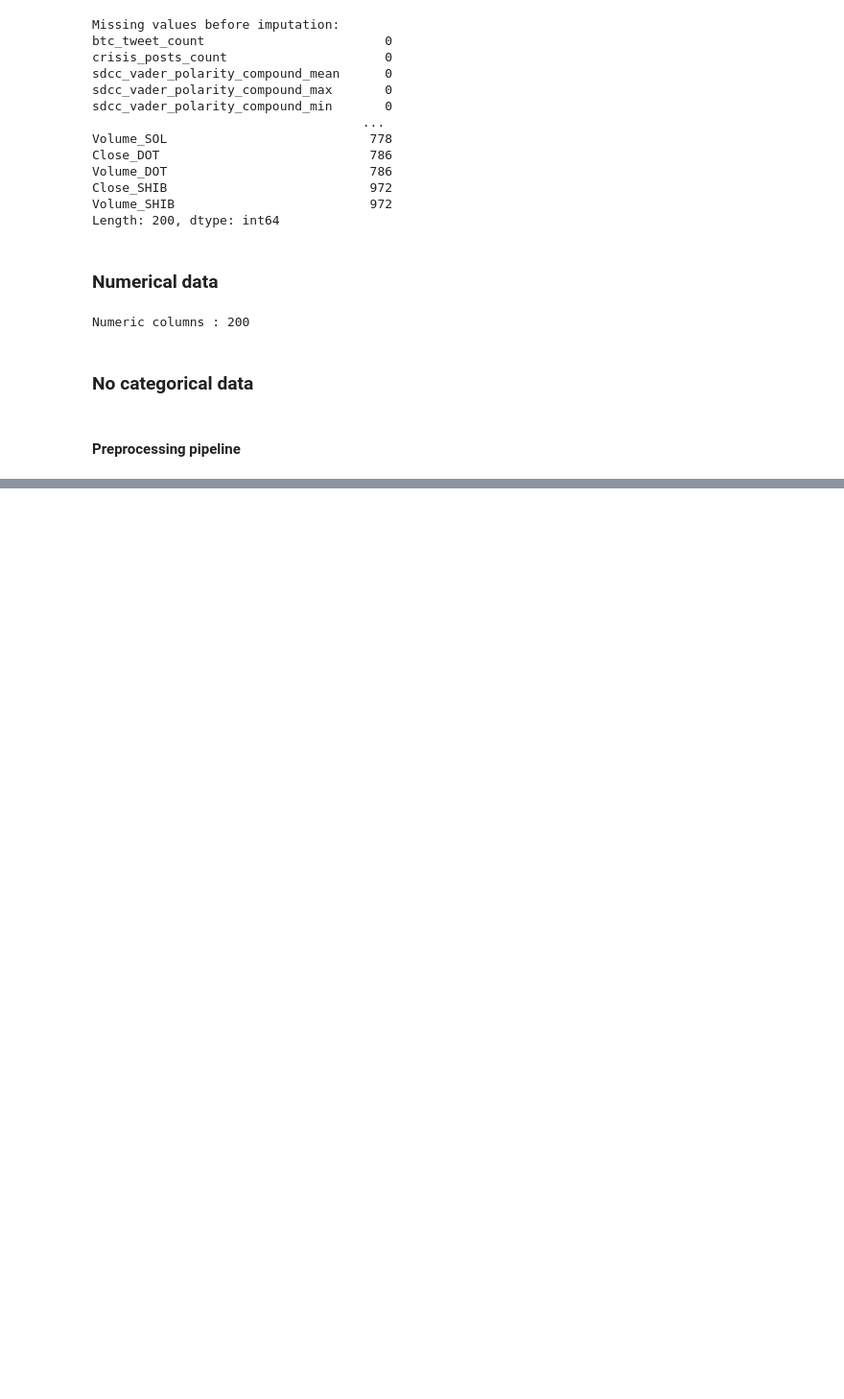
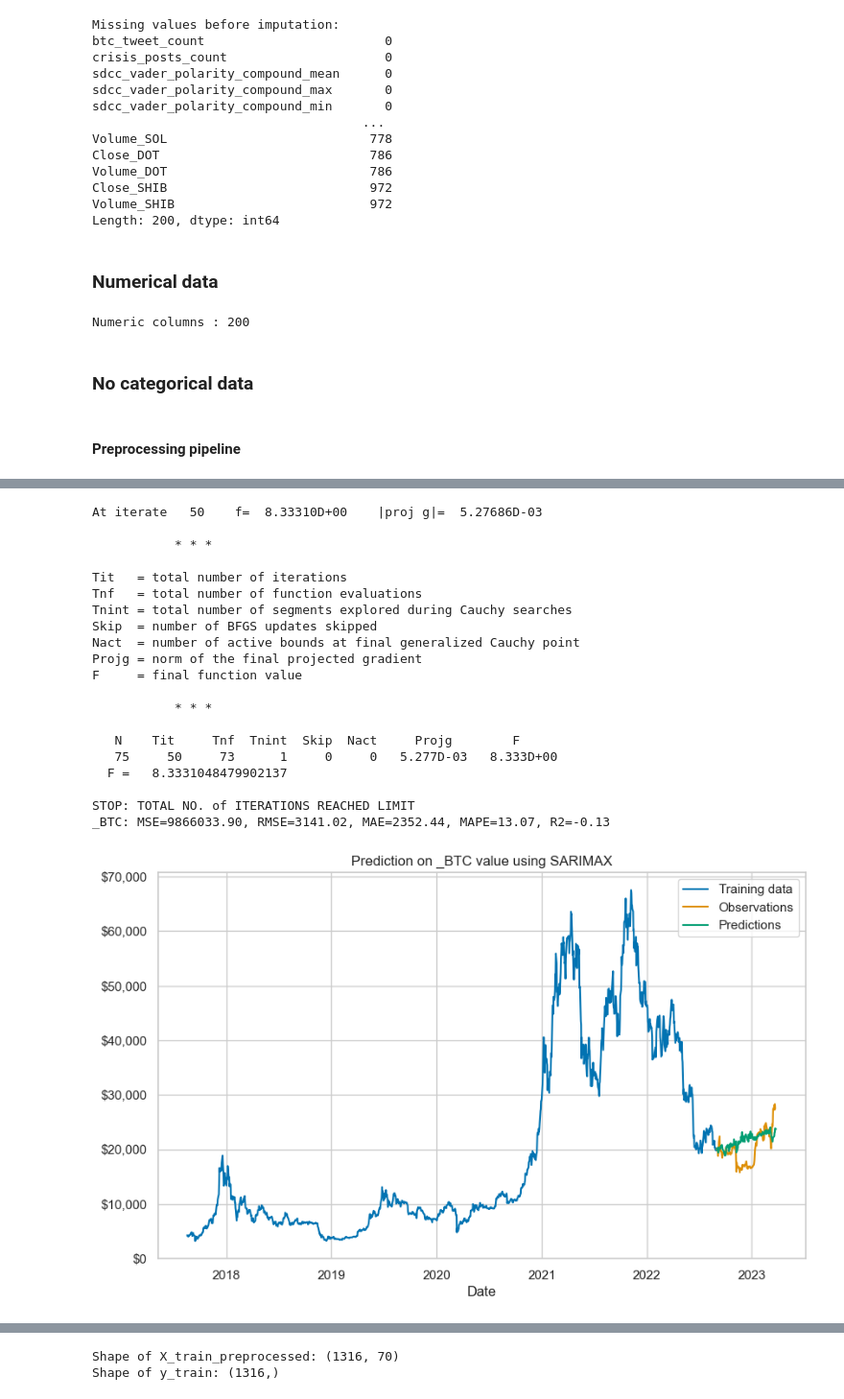
Before and after one commit to mathisdrn/rennesdatachallenge2024, a Jupyter notebook: 05 - SARIMAX.ipynb, the cells around one changed output, grey strips where cells are left out. Shown at 96% size. Saved outputs shown, nothing was run; the diff lists cells and outputs as text; code cells hidden in the pictures; blank space fills up the shorter version.

```diff
--- a/05 - SARIMAX.ipynb
+++ b/05 - SARIMAX.ipynb
@@ -189,5 +190,5 @@ def score(y_pred, y_test):
 # %%
-def plot_pred(y_train, y_pred, y_test, target_name, model_name):
+def plot_pred_growth(y_train, y_pred, y_test, target_name, model_name):
     fig, ax = plt.subplots(figsize=(10, 6))
     ax.plot(y_train, label='Train')
     ax.plot(y_test, label='Test')
@@ -202,14 +203,18 @@ def plot_pred(y_train, y_pred, y_test, target_name, model_name):
     ax.set_title(f'Prediction on {target_name[5:]} value using {model_name}')
     ax.legend()
     plt.show()
-# %%
-def train_model(X_train, X_test, y_train):
-    """Train Sarimax model"""
-
-    return model
+# %%
+from statsmodels.tsa.statespace.sarimax import SARIMAX
+
+def train_model(X_train, y_train):
+    """Train Sarimax model"""
+    model = SARIMAX(y_train, X_train, order=(1, 1, 1), seasonal_order=(1, 1, 1, 12))
+    model_fit = model.fit()
+
+    return model_fit
 # %%
 import pickle
 
-def save_model(model, model_name):
+def save_model(model, model_name, target_name):
     """Save model using Pickle"""
-    model.save(f'models/{model_name}.pkl')
+    model.save(f'models/{model_name}_{target_name}.pkl')
@@ -216,14 +228,41 @@ def save_model(model, model_name):
 # %%
+targets_name = [target[5:] for target in targets]
+pred_results = pd.DataFrame(columns =
+    [target_name + '_real' for target_name in targets_name] +
+    [target_name + '_pred' for target_name in targets_name], index = X_test.index)
+
 for target in targets:
+    model_name = 'SARIMAX'
+    target_name = target[5:]
+
+    # Make X_train start at the start of X_train[target]
+
     y_train = X_train[target]
     y_test = X_test[target]
 
-    X_train = X_train.drop(columns=target)
-    X_test = X_test.drop(columns=target)
+    X_train_preprocessed = X_train.drop(columns=target)
+    X_test_preprocessed = X_test.drop(columns=target)
 
-    model = train_model(X_train, X_test, y_train)
-    y_pred = model.predict(start=start_test, end=end_test)
+    X_train_preprocessed = preprocessor.fit_transform(X_train_preprocessed)
+    X_test_preprocessed = preprocessor.transform(X_test_preprocessed)
+
+    print("Shape of X_train_preprocessed:", X_train_preprocessed.shape)
+    print("Shape of y_train:", y_train.shape)
+
+    model_fit = train_model(X_train_preprocessed, y_train)
+
+    y_pred = model_fit.predict(start=len(y_train), end=len(y_train) + len(y_test) - 1, exog = X_test_preprocessed)
+
     mse, rmse, mae, mape, r2 = score(y_pred, y_test)
     print(f'{target[5:]}: MSE={mse:.2f}, RMSE={rmse:.2f}, MAE={mae:.2f}, MAPE={mape:.2f}, R2={r2:.2f}')
-    plot_pred(y_train, y_pred, y_test, target, 'Sarimax')
+
+    plot_pred_value(y_train, y_pred, y_test, target, 'SARIMAX')
+    plot_pred_growth(y_train, y_pred, y_test, target, 'SARIMAX')
+
+    save_model(model_fit, model_name, target_name)
+
+    pred_results[target_name + '_real'] = y_test
+    pred_results[target_name + '_pred'] = y_pred
+
+pred_results.to_csv('data/pred_results.csv', index=True)
 # %% [output]
@@ -230,0 +289,21 @@ NameError: name 'model' is not defined
+At iterate   50    f=  8.33310D+00    |proj g|=  5.27686D-03
+
+           * * *
+
+Tit   = total number of iterations
+Tnf   = total number of function evaluations
+Tnint = total number of segments explored during Cauchy searches
+Skip  = number of BFGS updates skipped
+Nact  = number of active bounds at final generalized Cauchy point
+Projg = norm of the final projected gradient
+F     = final function value
+
+           * * *
+
+   N    Tit     Tnf  Tnint  Skip  Nact     Projg        F
+   75     50     73      1     0     0   5.277D-03   8.333D+00
+  F =   8.3331048479902137
+
+STOP: TOTAL NO. of ITERATIONS REACHED LIMIT
+_BTC: MSE=9866033.90, RMSE=3141.02, MAE=2352.44, MAPE=13.07, R2=-0.13
+[figure, added]
@@ -230,0 +311,2 @@ NameError: name 'model' is not defined
+Shape of X_train_preprocessed: (1316, 70)
+Shape of y_train: (1316,)
```
Also changed, not shown: parts of 5 cells of this notebook, 28 other files.
